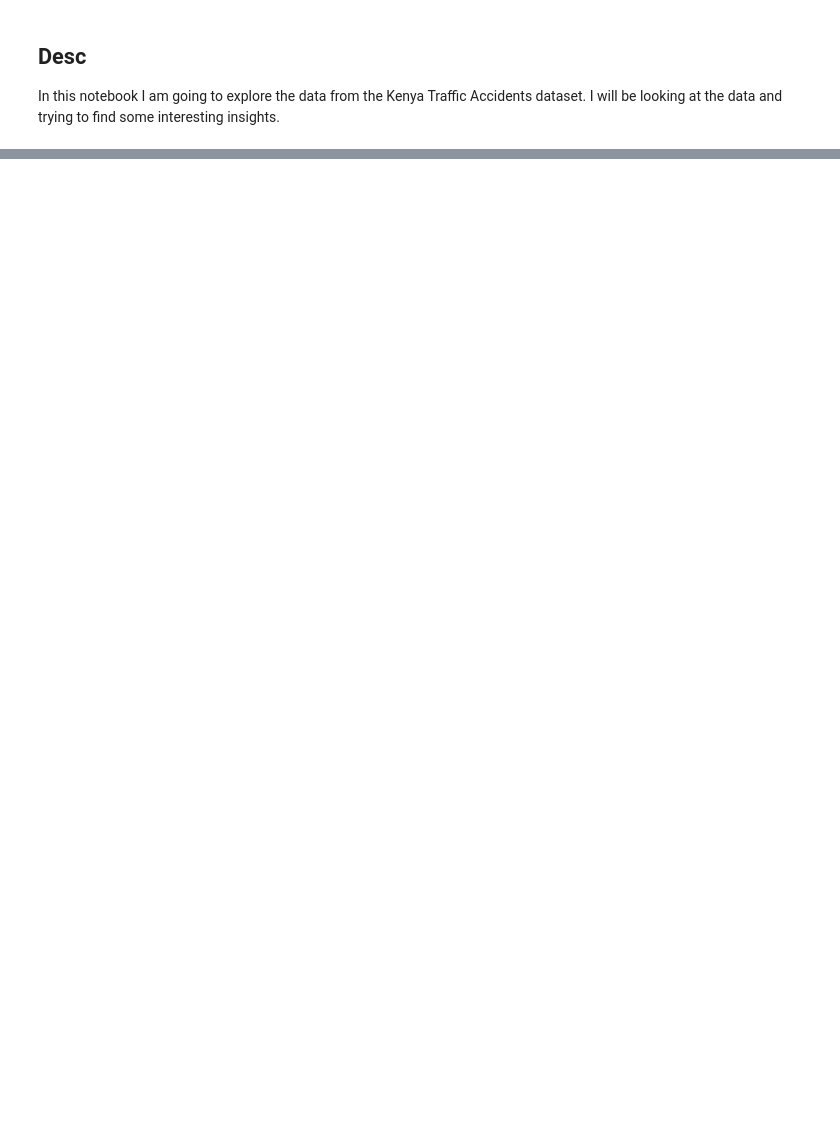
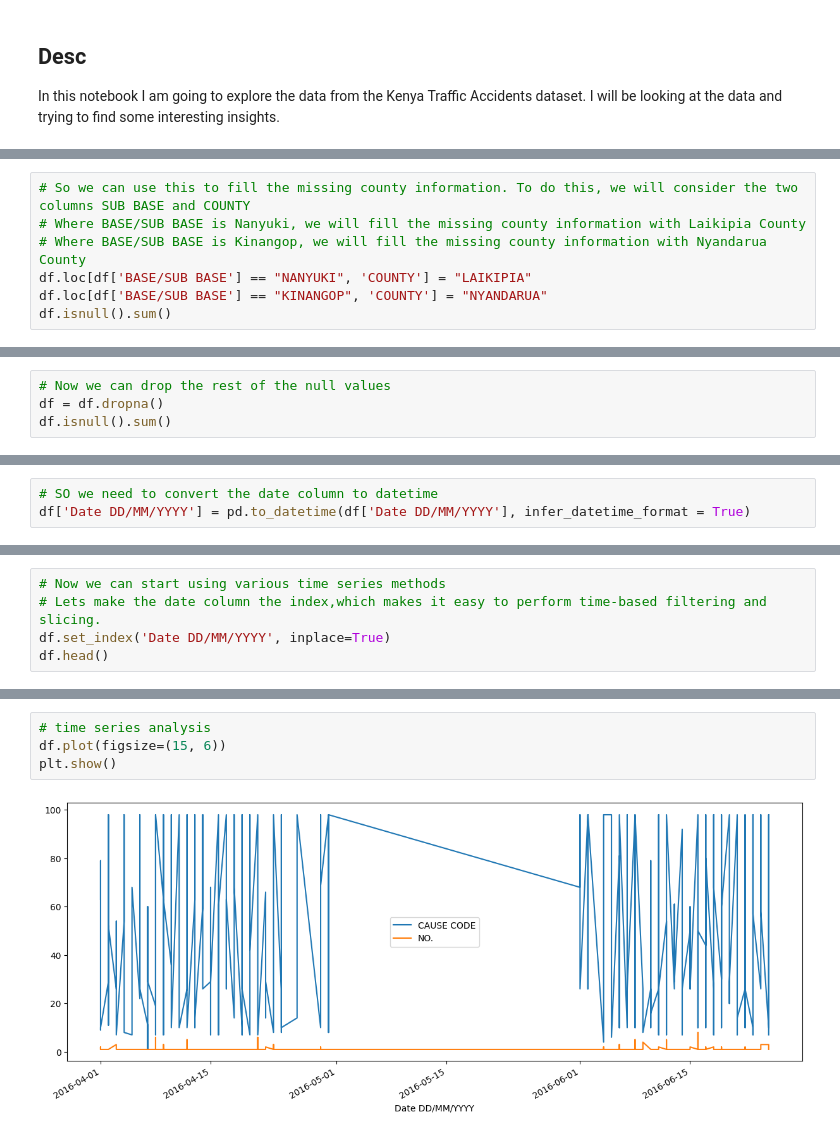
Before and after one commit to jinef-john/Kenya-Analytics, a Jupyter notebook: kenya_accidents.ipynb, the cells around one changed output, grey strips where cells are left out. Cells and saved outputs as stored; diff of their text form; blank space fills up the shorter version.

Commit message:
Ke_Accident Analysis

```diff
--- a/kenya_accidents.ipynb
+++ b/kenya_accidents.ipynb
@@ -46,0 +104,7 @@ Name: 0, dtype: object
+# %%
+# So we can use this to fill the missing county information. To do this, we will consider the two columns SUB BASE and COUNTY
+# Where BASE/SUB BASE is Nanyuki, we will fill the missing county information with Laikipia County
+# Where BASE/SUB BASE is Kinangop, we will fill the missing county information with Nyandarua County
+df.loc[df['BASE/SUB BASE'] == "NANYUKI", 'COUNTY'] = "LAIKIPIA"
+df.loc[df['BASE/SUB BASE'] == "KINANGOP", 'COUNTY'] = "NYANDARUA"
+df.isnull().sum()
@@ -46,0 +125,4 @@ Name: 0, dtype: object
+# %%
+# Now we can drop the rest of the null values
+df = df.dropna()
+df.isnull().sum()
@@ -46,0 +162,3 @@ Name: 0, dtype: object
+# %%
+# SO we need to convert the date column to datetime
+df['Date DD/MM/YYYY'] = pd.to_datetime(df['Date DD/MM/YYYY'], infer_datetime_format = True)
@@ -46,0 +196,5 @@ Name: 0, dtype: object
+# %%
+# Now we can start using various time series methods
+# Lets make the date column the index,which makes it easy to perform time-based filtering and slicing.
+df.set_index('Date DD/MM/YYYY', inplace=True)
+df.head()
@@ -46,0 +241,6 @@ Name: 0, dtype: object
+# %%
+# time series analysis
+df.plot(figsize=(15, 6))
+plt.show()
+# %% [output]
+[figure, added]
```
Also changed, not shown: parts of 22 cells of this notebook, 1 other file.
